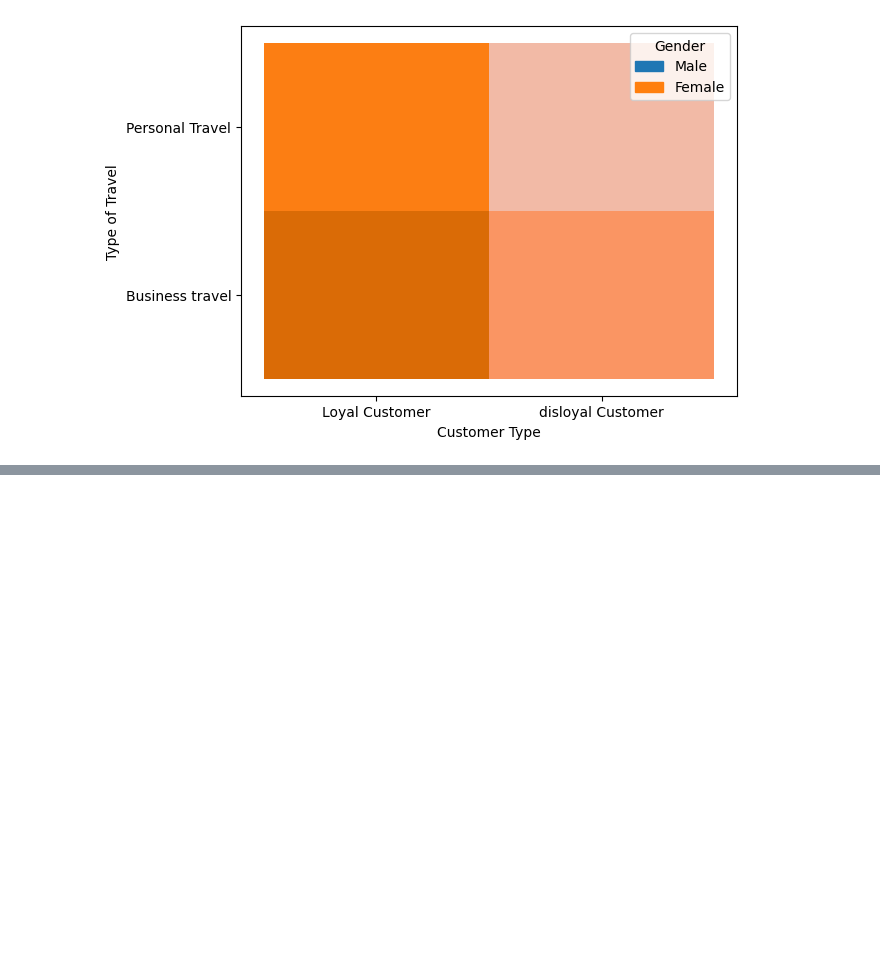
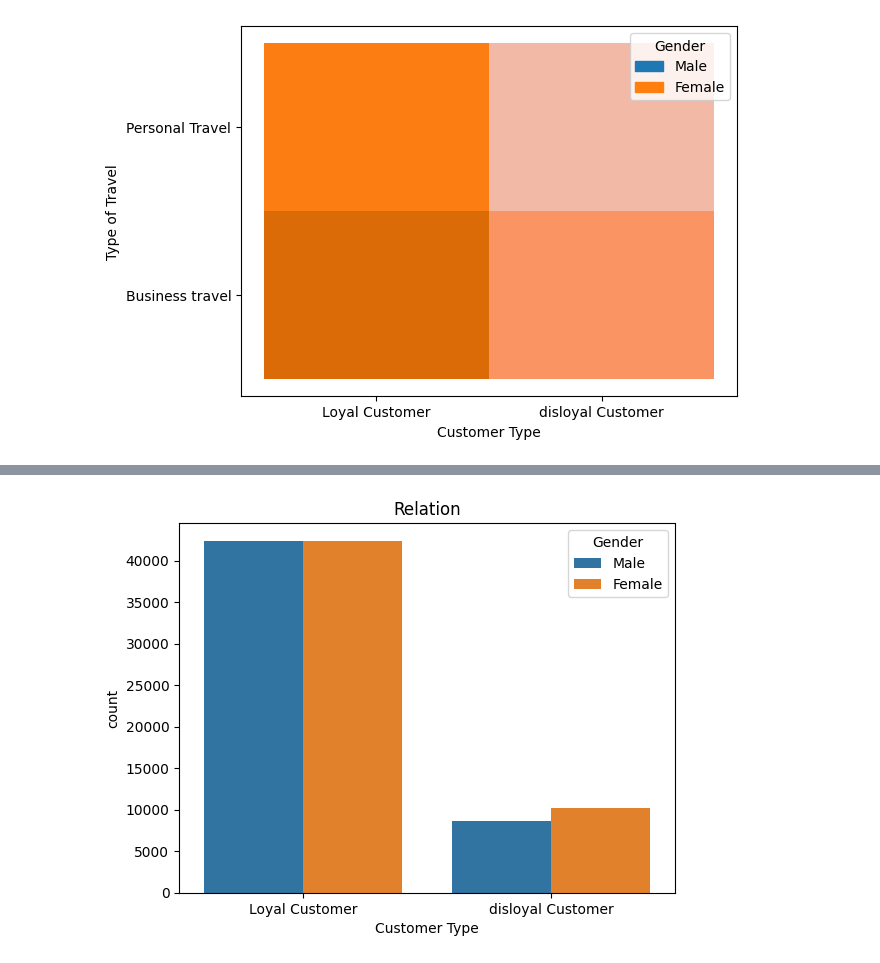
Before and after one commit to garimaagarwal2702/SITP-12-Th-may-, a Jupyter notebook: python/projects/Project3.ipynb, the cells around one changed output, grey strips where cells are left out. Cells and saved outputs as stored; diff of their text form; code cells hidden in the pictures; blank space fills up the shorter version.

```diff
--- a/python/projects/Project3.ipynb
+++ b/python/projects/Project3.ipynb
@@ -263,0 +270,6 @@ plt.show()
+# %%
+sns.countplot(x = 'Customer Type',hue='Gender',data=df)
+plt.title("Relation")
+plt.show()
+# %% [output]
+[figure, added]
```
Also changed, not shown: parts of 8 cells of this notebook, 3 other files.
